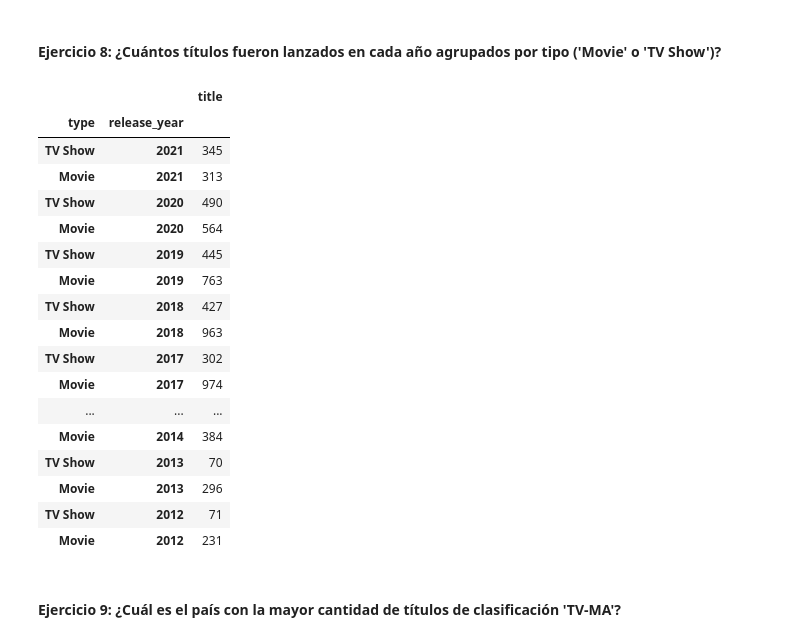
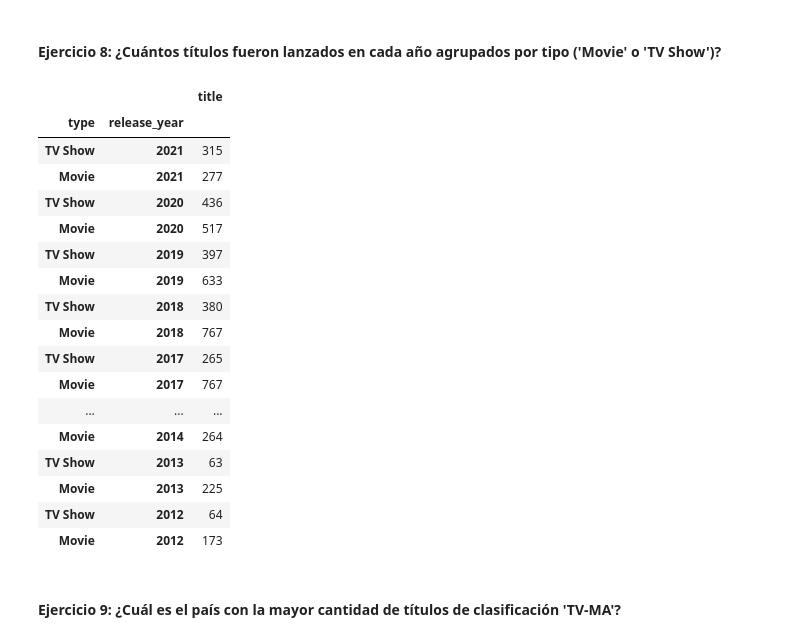
Before and after one commit to MiguelLopezVirues/modulo2_leccion3_pandas_filtrado_groupby, a Jupyter notebook: laboratorio-modulo2-leccion03-groupby.ipynb, the cells around one changed output. Cells and saved outputs as stored; diff of their text form; code cells hidden in the pictures.

```diff
--- a/laboratorio-modulo2-leccion03-groupby.ipynb
+++ b/laboratorio-modulo2-leccion03-groupby.ipynb
@@ -205,26 +205,26 @@ netflix_exploded.groupby("country")[["IMDB Score"]].mean().sort_values(by="IMDB
 # %% [markdown]
 #### Ejercicio 8: ¿Cuántos títulos fueron lanzados en cada año agrupados por tipo ('Movie' o 'TV Show')?
 # %%
-netflix_exploded.groupby(["type","release_year"])[["title"]].count().sort_index(level=1,ascending=False)[:20]
+netflix.groupby(["type","release_year"])[["title"]].count().sort_index(level=1,ascending=False)[:20]
 # %% [output]
 |  |  | title |
 | type | release_year |  |
-| TV Show | 2021 | 345 |
-| Movie | 2021 | 313 |
-| TV Show | 2020 | 490 |
-| Movie | 2020 | 564 |
-| TV Show | 2019 | 445 |
-| Movie | 2019 | 763 |
-| TV Show | 2018 | 427 |
-| Movie | 2018 | 963 |
-| TV Show | 2017 | 302 |
-| Movie | 2017 | 974 |
+| TV Show | 2021 | 315 |
+| Movie | 2021 | 277 |
+| TV Show | 2020 | 436 |
+| Movie | 2020 | 517 |
+| TV Show | 2019 | 397 |
+| Movie | 2019 | 633 |
+| TV Show | 2018 | 380 |
+| Movie | 2018 | 767 |
+| TV Show | 2017 | 265 |
+| Movie | 2017 | 767 |
 | ... | ... | ... |
-| Movie | 2014 | 384 |
-| TV Show | 2013 | 70 |
-| Movie | 2013 | 296 |
-| TV Show | 2012 | 71 |
-| Movie | 2012 | 231 |
+| Movie | 2014 | 264 |
+| TV Show | 2013 | 63 |
+| Movie | 2013 | 225 |
+| TV Show | 2012 | 64 |
+| Movie | 2012 | 173 |
 # %% [markdown]
 #### Ejercicio 9: ¿Cuál es el país con la mayor cantidad de títulos de clasificación 'TV-MA'?
 # %%
```
Also changed, not shown: parts of 3 cells of this notebook.
